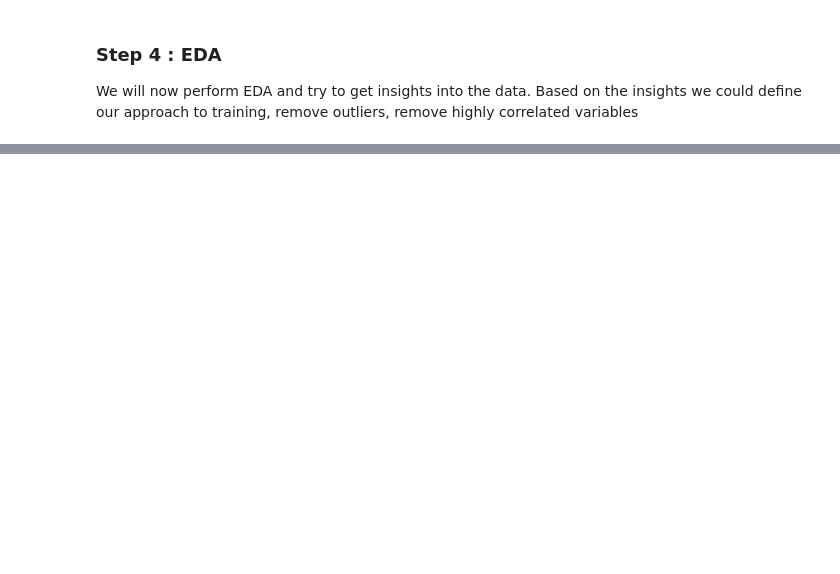
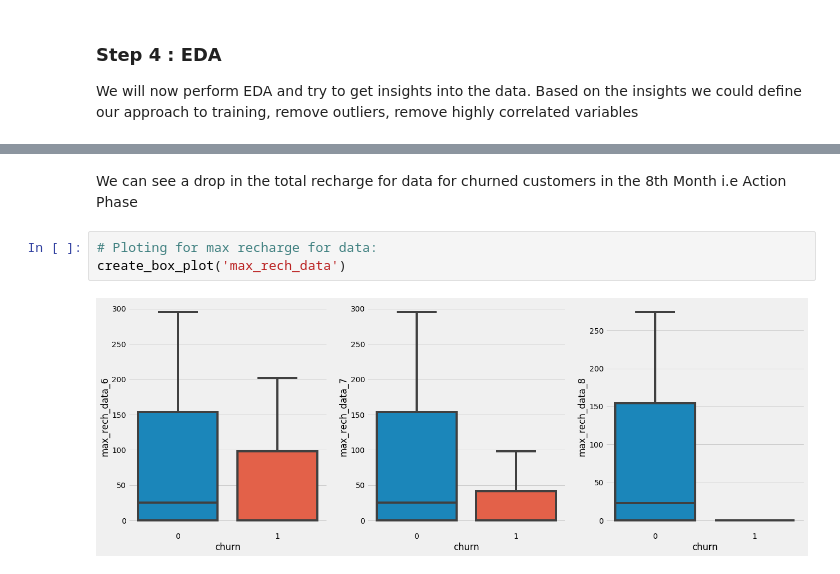
Before and after one commit to rramchan12/Telecom-Churn-CaseStudy, a Jupyter notebook: Telecom Churn Case Study.ipynb, the cells around one changed output, grey strips where cells are left out. Saved outputs shown, nothing was run; the diff lists cells and outputs as text; blank space fills up the shorter version.

```diff
--- a/Telecom Churn Case Study.ipynb
+++ b/Telecom Churn Case Study.ipynb
@@ -333,0 +369,7 @@ dtype: float64
+# %% [markdown]
+We can see a drop in the total recharge for data for churned customers in the 8th Month i.e Action Phase
+# %%
+# Ploting for max recharge for data:
+create_box_plot('max_rech_data')
+# %% [output]
+[figure, added]
```
Also changed, not shown: parts of 30 cells of this notebook.
